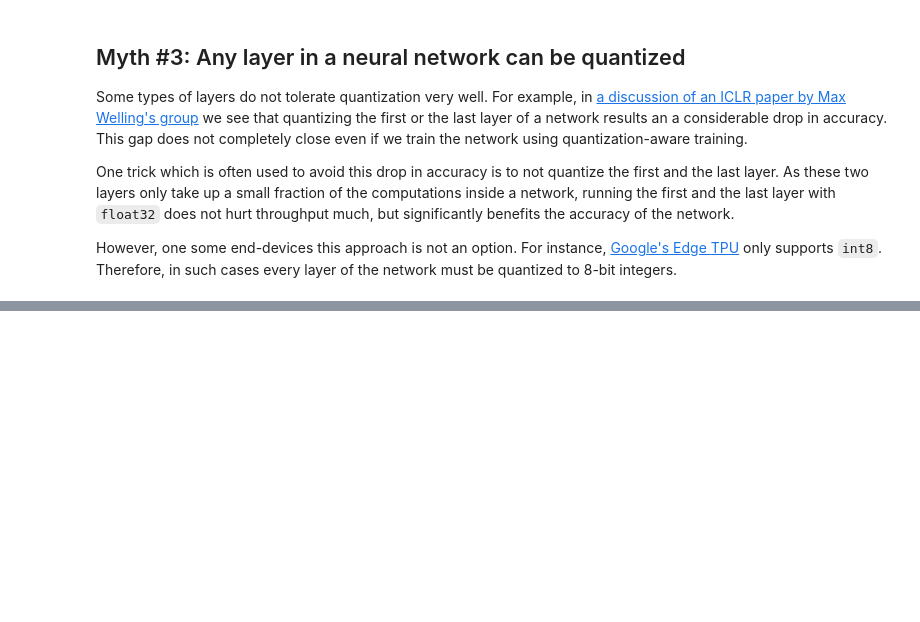
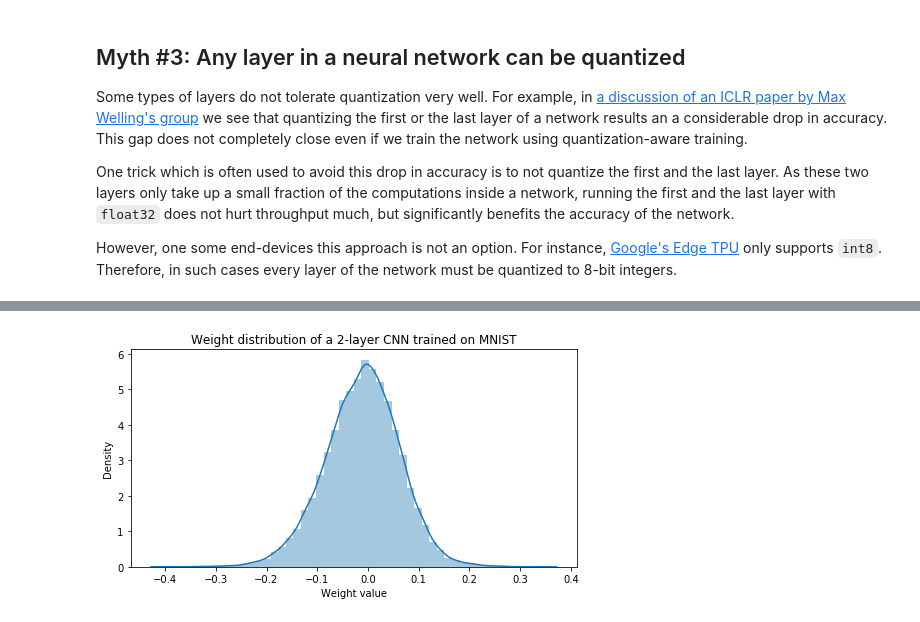
Before and after one commit to shism2/pages, a Jupyter notebook: _notebooks/2020-6-28-quantization.ipynb, the cells around one changed output, grey strips where cells are left out. Cells and saved outputs as stored; diff of their text form; code cells hidden in the pictures; blank space fills up the shorter version.

```diff
--- a/_notebooks/2020-6-28-quantization.ipynb
+++ b/_notebooks/2020-6-28-quantization.ipynb
@@ -199,0 +200,30 @@ In essence, comparing quantization method can be quite challenging as there are
+# %%
+#hide
+import numpy as np
+from tensorflow import keras
+from tensorflow.keras import layers
+
+(x_train, y_train), (x_test, y_test) = keras.datasets.mnist.load_data()
+num_classes = 10
+input_shape = (28, 28, 1)
+# Scale images to the [0, 1] range
+x_train = x_train.astype("float32") / 255
+x_train = np.expand_dims(x_train, -1)
+y_train = keras.utils.to_categorical(y_train, num_classes)
+
+model = keras.Sequential(
+    [
+        keras.Input(shape=input_shape),
+        layers.Conv2D(32, kernel_size=(3, 3), activation="relu"),
+        layers.MaxPooling2D(pool_size=(2, 2)),
+        layers.Conv2D(64, kernel_size=(3, 3), activation="relu"),
+        layers.MaxPooling2D(pool_size=(2, 2)),
+        layers.Flatten(),
+        layers.Dropout(0.5),
+        layers.Dense(num_classes, activation="softmax"),
+    ]
+)
+
+model.compile(loss="categorical_crossentropy", optimizer="adam", metrics=["accuracy"])
+
+model.fit(x_train, y_train, batch_size=32, epochs=1, validation_split=0.1)
@@ -199,0 +233,17 @@ In essence, comparing quantization method can be quite challenging as there are
+# %%
+#hide_input
+
+weights = model.get_weights()
+weights = [weights[0].flatten(),weights[2].flatten(),weights[4].flatten()]
+weights = np.concatenate(weights,axis=0)
+
+import seaborn as sns
+import matplotlib.pyplot as plt
+plt.figure(figsize=(8,4))
+sns.distplot(weights,hist=True,norm_hist=True)
+plt.title("Weight distribution of a 2-layer CNN trained on MNIST")
+plt.xlabel("Weight value")
+plt.ylabel("Density")
+plt.show()
+# %% [output]
+[figure, added]
```
Also changed, not shown: parts of 5 cells of this notebook.
